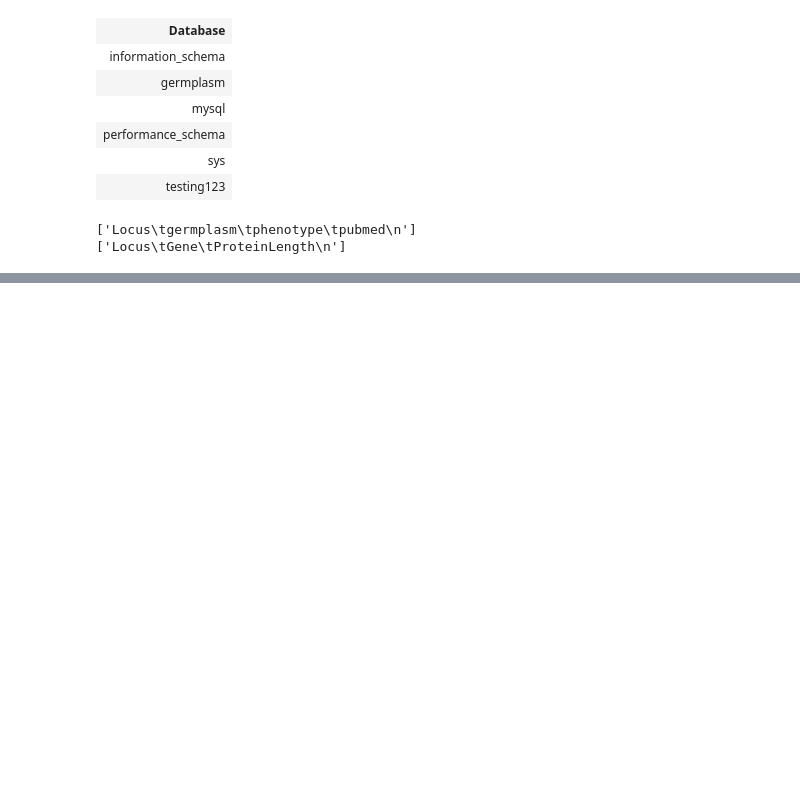
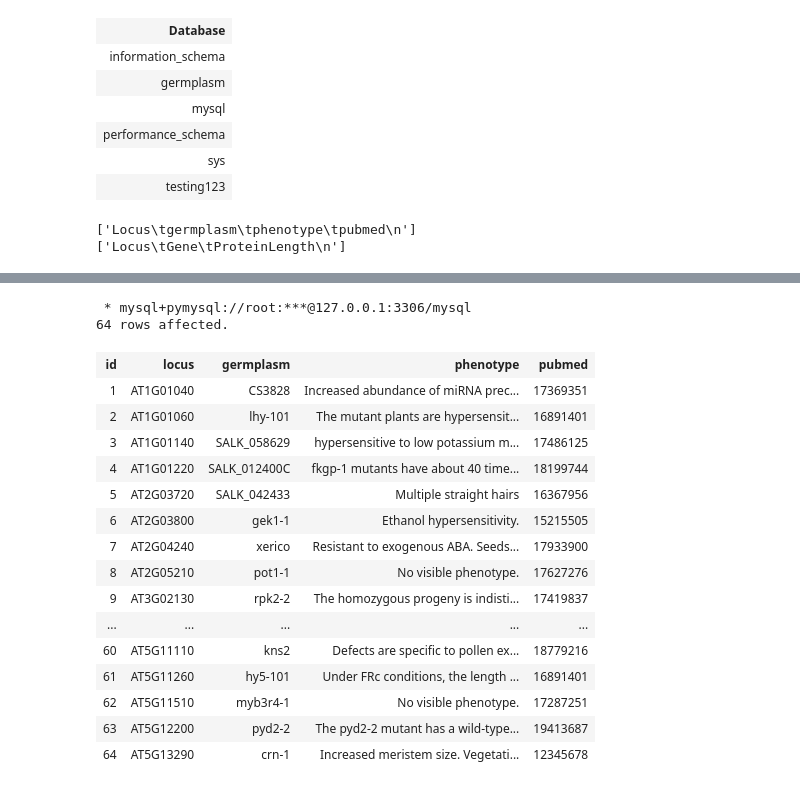
Before and after one commit to diegogarcialopez/Accelerated_Intro_WilkinsonExams, a Jupyter notebook: Exam_2_Answers.ipynb, the cells around one changed output, grey strips where cells are left out. Cells and saved outputs as stored; diff of their text form; code cells hidden in the pictures; blank space fills up the shorter version.

```diff
--- a/Exam_2_Answers.ipynb
+++ b/Exam_2_Answers.ipynb
@@ -112,0 +106,54 @@ NameError: name 'git' is not defined
+# %%
+# Problem 3
+import pymysql.cursors
+
+connection = pymysql.connect(host='localhost',
+                             user='root',
+                             password='root',
+                             db='germplasm',
+                             charset='utf8mb4',
+                             cursorclass=pymysql.cursors.DictCursor)
+
+with open("Germplasm.tsv",'r') as f:
+    with open("Germplasm_no_header.tsv",'w') as f1:
+        next(f) # skip header line
+        for line in f:
+            f1.write(line)
+f1.close()
+
+germplasm_no_header = open("Germplasm_no_header.tsv", "r")
+
+try:
+    with connection.cursor() as cursor:
+        sql = "INSERT INTO germplasms (locus, germplasm, phenotype, pubmed) VALUES (%s, %s, %s, %s)"
+        for line in germplasm_no_header.readlines():
+            field = line.split("\t") #split the lines and insert each field into a column
+            data = (field[0], field[1], field[2], field[3])
+            cursor.execute(sql, data)
+            connection.commit()
+
+finally:
+    print("")
+    connection.close()
+
+
+%sql select * from germplasms;
+# %% [output]
+ * mysql+pymysql://root:***@127.0.0.1:3306/mysql
+64 rows affected.
+| id | locus | germplasm | phenotype | pubmed |
+| 1 | AT1G01040 | CS3828 | Increased abundance of miRNA prec... | 17369351 |
+| 2 | AT1G01060 | lhy-101 | The mutant plants are hypersensit... | 16891401 |
+| 3 | AT1G01140 | SALK_058629 | hypersensitive to low potassium m... | 17486125 |
+| 4 | AT1G01220 | SALK_012400C | fkgp-1 mutants have about 40 time... | 18199744 |
+| 5 | AT2G03720 | SALK_042433 | Multiple straight hairs | 16367956 |
+| 6 | AT2G03800 | gek1-1 | Ethanol hypersensitivity. | 15215505 |
+| 7 | AT2G04240 | xerico | Resistant to exogenous ABA. Seeds... | 17933900 |
+| 8 | AT2G05210 | pot1-1 | No visible phenotype. | 17627276 |
+| 9 | AT3G02130 | rpk2-2 | The homozygous progeny is indisti... | 17419837 |
+| ... | ... | ... | ... | ... |
+| 60 | AT5G11110 | kns2 | Defects are specific to pollen ex... | 18779216 |
+| 61 | AT5G11260 | hy5-101 | Under FRc conditions, the length ... | 16891401 |
+| 62 | AT5G11510 | myb3r4-1 | No visible phenotype. | 17287251 |
+| 63 | AT5G12200 | pyd2-2 | The pyd2-2 mutant has a wild-type... | 19413687 |
+| 64 | AT5G13290 | crn-1 | Increased meristem size. Vegetati... | 12345678 |
```
Also changed, not shown: parts of 18 cells of this notebook.
